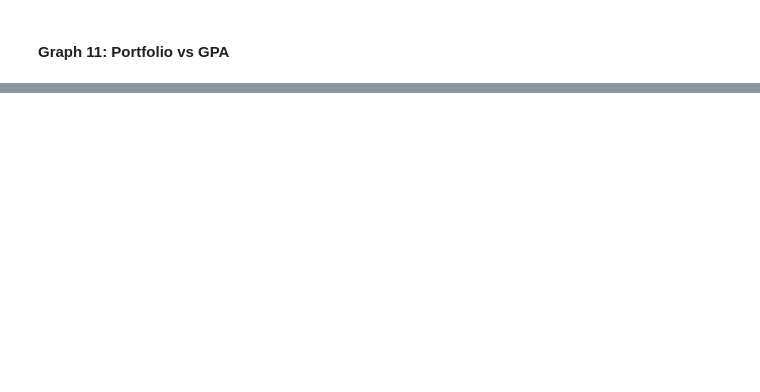
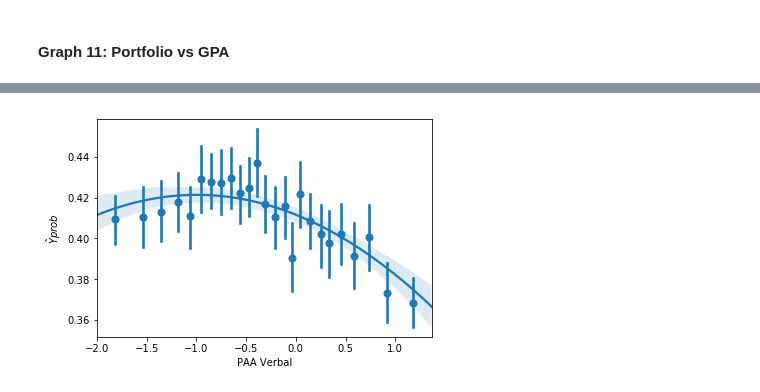
Before and after one commit to teacher-quality/teacher-predictions, a Jupyter notebook: Predictions_teachers.ipynb, the cells around one changed output, grey strips where cells are left out. Drawn from its saved outputs; the diff is of its cells as text; code cells hidden in the pictures; blank space fills up the shorter version.

```diff
--- a/Predictions_teachers.ipynb
+++ b/Predictions_teachers.ipynb
@@ -420,0 +488,7 @@ plt.legend()
+# %%
+sns.regplot(df_rf_test.paa_verbal, df_rf_test.y_test_hat, order =2 , x_bins = 25)
+plt.ylabel(r'$\^Yprob$')
+plt.xlabel('PAA Verbal')
+plt.show()
+# %% [output]
+[figure, added]
```
Also changed, not shown: parts of 28 cells of this notebook.
